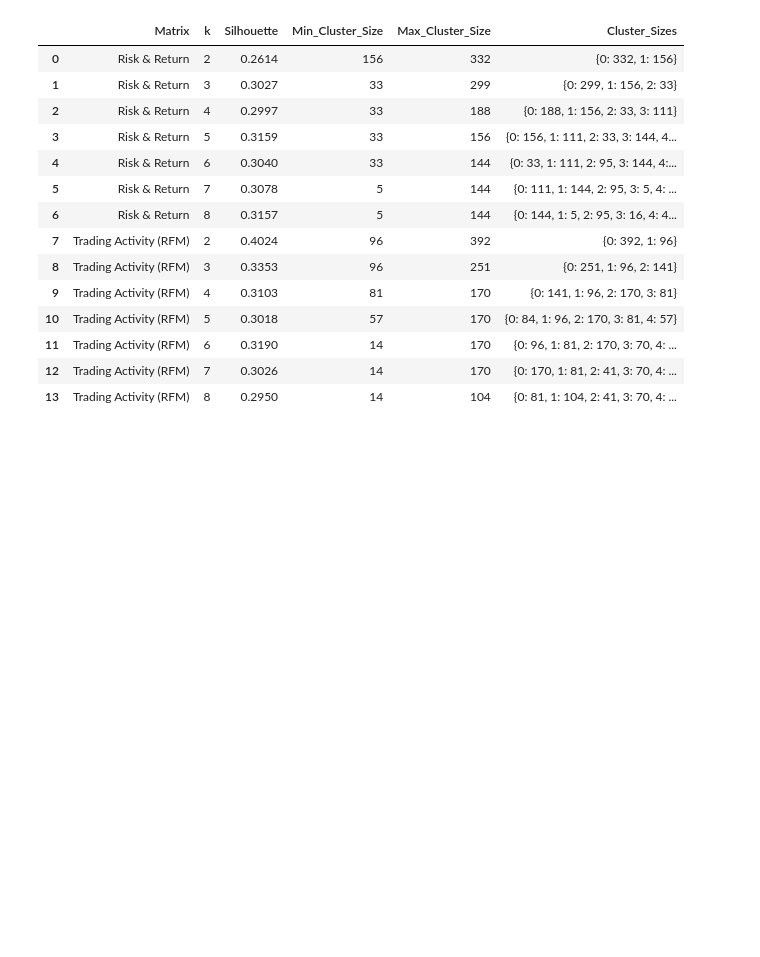
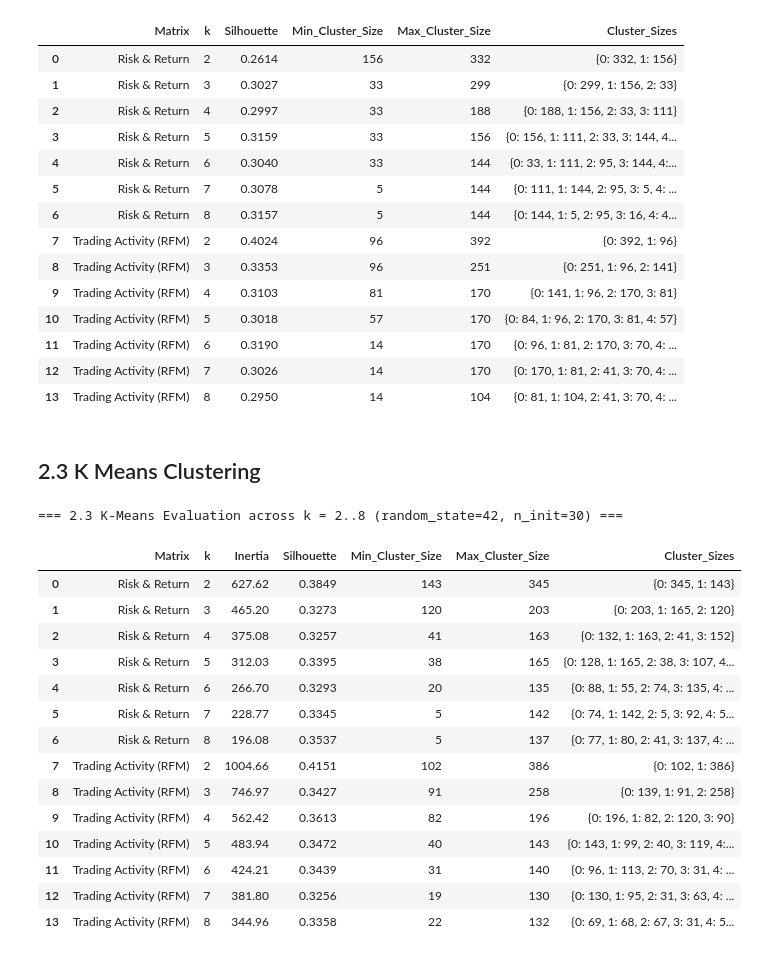
Before and after one commit to Govindu-Sathruwan/CRM-CM-CW1, a Jupyter notebook: CRM_&_CM_CW1.ipynb, the cells around one changed output. Saved outputs shown, nothing was run; the diff lists cells and outputs as text; code cells hidden in the pictures; blank space fills up the shorter version.

Commit message:
completed K means calculations

```diff
--- a/CRM_&_CM_CW1.ipynb
+++ b/CRM_&_CM_CW1.ipynb
@@ -1171,3 +1171,47 @@ display(pd.concat([agg_rr_eval, agg_rfm_eval], ignore_index=True))
 | 11 | Trading Activity (RFM) | 6 | 0.3190 | 14 | 170 | {0: 96, 1: 81, 2: 170, 3: 70, 4: ... |
 | 12 | Trading Activity (RFM) | 7 | 0.3026 | 14 | 170 | {0: 170, 1: 81, 2: 41, 3: 70, 4: ... |
 | 13 | Trading Activity (RFM) | 8 | 0.2950 | 14 | 104 | {0: 81, 1: 104, 2: 41, 3: 70, 4: ... |
+# %% [markdown]
+## 2.3 K Means Clustering
+# %%
+# Compare k means clustering for feasible values from 2 to 8
+def evaluate_k_range_kmeans(X_mat, matrix_name):
+    rows = []
+    for k in range(2, 9):
+        km = KMeans(n_clusters=k, init='k-means++', n_init=30, max_iter=500, random_state=42)
+        lbls = km.fit_predict(X_mat)
+        sil = silhouette_score(X_mat, lbls)
+        sizes = pd.Series(lbls).value_counts().sort_index().to_dict()
+        rows.append({
+            'Matrix': matrix_name,
+            'k': k,
+            'Inertia': round(km.inertia_, 2),
+            'Silhouette': round(sil, 4),
+            'Min_Cluster_Size': min(sizes.values()),
+            'Max_Cluster_Size': max(sizes.values()),
+            'Cluster_Sizes': sizes
+        })
+    return pd.DataFrame(rows)
+
+km_rr_eval = evaluate_k_range_kmeans(X_risk_return, "Risk & Return")
+km_rfm_eval = evaluate_k_range_kmeans(X_trading_activity, "Trading Activity (RFM)")
+
+print("=== 2.3 K-Means Evaluation across k = 2..8 (random_state=42, n_init=30) ===")
+display(pd.concat([km_rr_eval, km_rfm_eval], ignore_index=True))
+# %% [output]
+=== 2.3 K-Means Evaluation across k = 2..8 (random_state=42, n_init=30) ===
+|  | Matrix | k | Inertia | Silhouette | Min_Cluster_Size | Max_Cluster_Size | Cluster_Sizes |
+| 0 | Risk & Return | 2 | 627.62 | 0.3849 | 143 | 345 | {0: 345, 1: 143} |
+| 1 | Risk & Return | 3 | 465.20 | 0.3273 | 120 | 203 | {0: 203, 1: 165, 2: 120} |
+| 2 | Risk & Return | 4 | 375.08 | 0.3257 | 41 | 163 | {0: 132, 1: 163, 2: 41, 3: 152} |
+| 3 | Risk & Return | 5 | 312.03 | 0.3395 | 38 | 165 | {0: 128, 1: 165, 2: 38, 3: 107, 4... |
+| 4 | Risk & Return | 6 | 266.70 | 0.3293 | 20 | 135 | {0: 88, 1: 55, 2: 74, 3: 135, 4: ... |
+| 5 | Risk & Return | 7 | 228.77 | 0.3345 | 5 | 142 | {0: 74, 1: 142, 2: 5, 3: 92, 4: 5... |
+| 6 | Risk & Return | 8 | 196.08 | 0.3537 | 5 | 137 | {0: 77, 1: 80, 2: 41, 3: 137, 4: ... |
+| 7 | Trading Activity (RFM) | 2 | 1004.66 | 0.4151 | 102 | 386 | {0: 102, 1: 386} |
+| 8 | Trading Activity (RFM) | 3 | 746.97 | 0.3427 | 91 | 258 | {0: 139, 1: 91, 2: 258} |
+| 9 | Trading Activity (RFM) | 4 | 562.42 | 0.3613 | 82 | 196 | {0: 196, 1: 82, 2: 120, 3: 90} |
+| 10 | Trading Activity (RFM) | 5 | 483.94 | 0.3472 | 40 | 143 | {0: 143, 1: 99, 2: 40, 3: 119, 4:... |
+| 11 | Trading Activity (RFM) | 6 | 424.21 | 0.3439 | 31 | 140 | {0: 96, 1: 113, 2: 70, 3: 31, 4: ... |
+| 12 | Trading Activity (RFM) | 7 | 381.80 | 0.3256 | 19 | 130 | {0: 130, 1: 95, 2: 31, 3: 63, 4: ... |
+| 13 | Trading Activity (RFM) | 8 | 344.96 | 0.3358 | 22 | 132 | {0: 69, 1: 68, 2: 67, 3: 31, 4: 5... |
```
